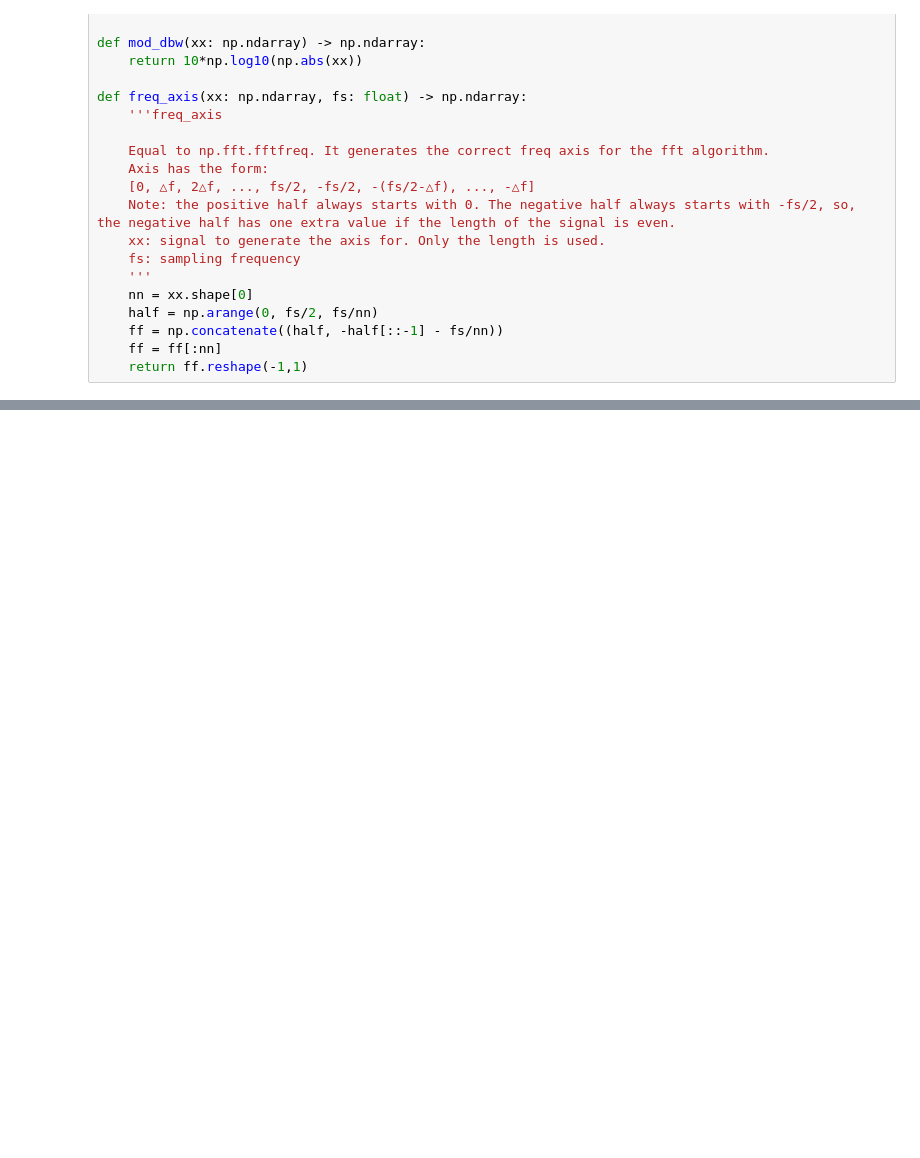
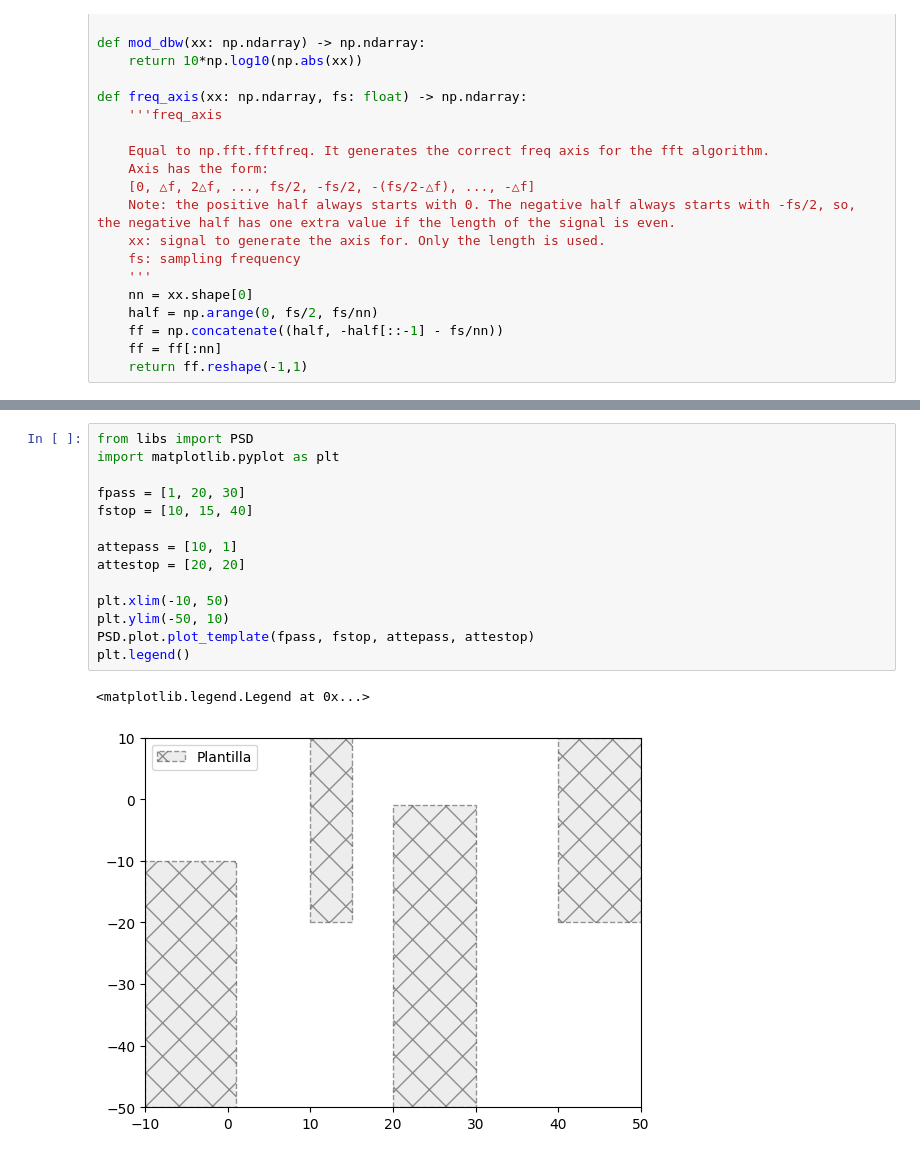
Before and after one commit to agustin-d-martinez/Procesamiento-Digital-de-Se-ales---2026, a Jupyter notebook: test.ipynb, the cells around one changed output, grey strips where cells are left out. Cells and saved outputs as stored; diff of their text form; blank space fills up the shorter version.

```diff
--- a/test.ipynb
+++ b/test.ipynb
@@ -218,0 +210,17 @@ plt.show()
+# %%
+from libs import PSD
+import matplotlib.pyplot as plt
+
+fpass = [1, 20, 30]
+fstop = [10, 15, 40]
+
+attepass = [10, 1]
+attestop = [20, 20]
+
+plt.xlim(-10, 50)
+plt.ylim(-50, 10)
+PSD.plot.plot_template(fpass, fstop, attepass, attestop)
+plt.legend()
+# %% [output]
+<matplotlib.legend.Legend at 0x...>
+[figure, added]
```
Also changed, not shown: parts of 3 cells of this notebook, 13 other files.
